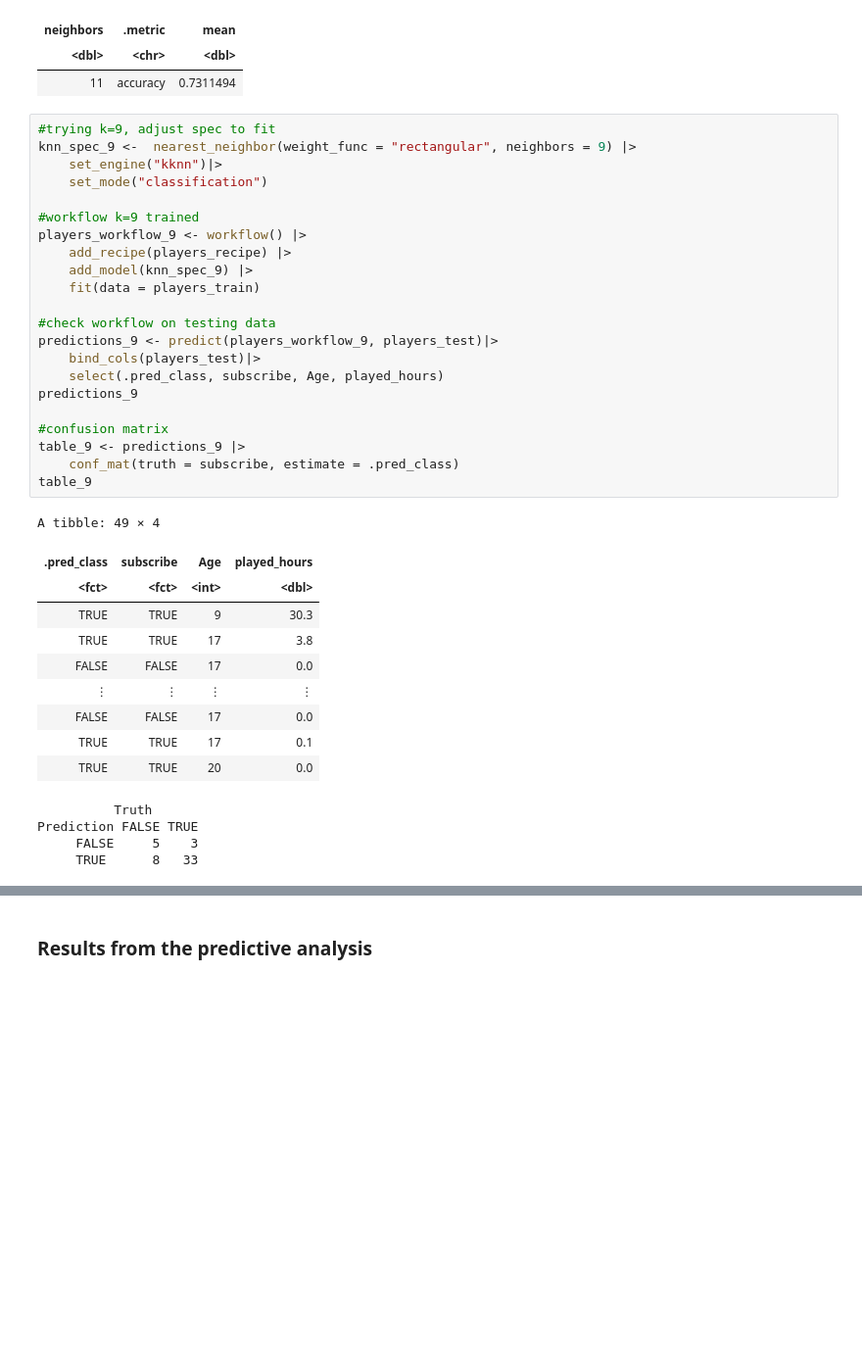
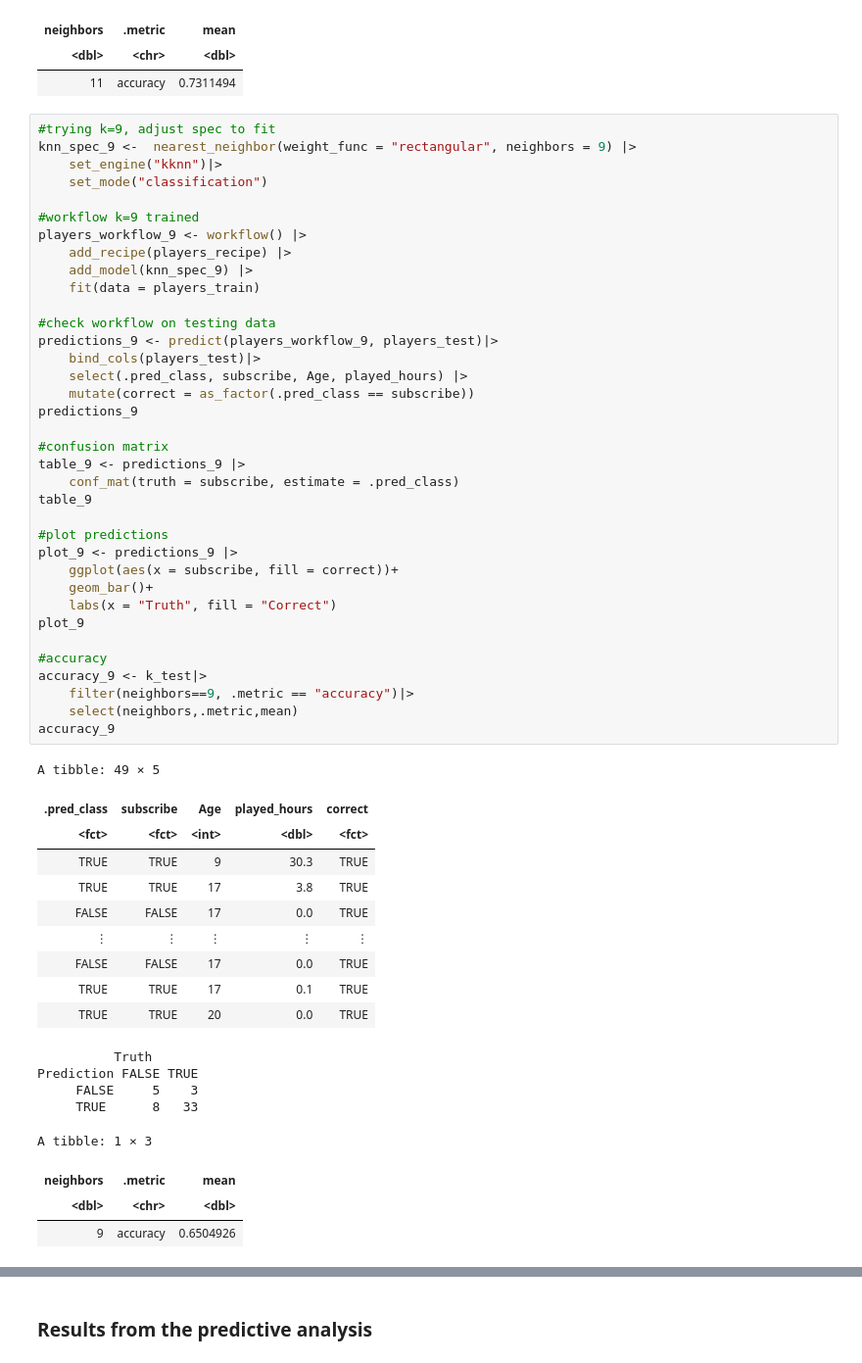
Before and after one commit to Loolin06/dsci-05-27, a Jupyter notebook: ProjectReport.ipynb, the cells around one changed output, grey strips where cells are left out. Shown at 98% size. Cells and saved outputs as stored; diff of their text form; blank space fills up the shorter version.

```diff
--- a/ProjectReport.ipynb
+++ b/ProjectReport.ipynb
@@ -342,37 +342,55 @@ A tibble: 1 × 3
 # %%
 #trying k=9, adjust spec to fit
 knn_spec_9 <-  nearest_neighbor(weight_func = "rectangular", neighbors = 9) |>
     set_engine("kknn")|>
     set_mode("classification")
 
 #workflow k=9 trained
 players_workflow_9 <- workflow() |>
     add_recipe(players_recipe) |>
     add_model(knn_spec_9) |>
     fit(data = players_train)
 
 #check workflow on testing data
 predictions_9 <- predict(players_workflow_9, players_test)|>
     bind_cols(players_test)|>
-    select(.pred_class, subscribe, Age, played_hours)
+    select(.pred_class, subscribe, Age, played_hours) |>
+    mutate(correct = as_factor(.pred_class == subscribe))
 predictions_9
 
 #confusion matrix
 table_9 <- predictions_9 |>
     conf_mat(truth = subscribe, estimate = .pred_class)
 table_9
+
+#plot predictions
+plot_9 <- predictions_9 |>
+    ggplot(aes(x = subscribe, fill = correct))+
+    geom_bar()+
+    labs(x = "Truth", fill = "Correct")
+plot_9
+
+#accuracy
+accuracy_9 <- k_test|>
+    filter(neighbors==9, .metric == "accuracy")|>
+    select(neighbors,.metric,mean)
+accuracy_9
 # %% [output]
-A tibble: 49 × 4
+A tibble: 49 × 5
-| .pred_class | subscribe | Age | played_hours |
-| <fct> | <fct> | <int> | <dbl> |
-| TRUE | TRUE | 9 | 30.3 |
-| TRUE | TRUE | 17 | 3.8 |
-| FALSE | FALSE | 17 | 0.0 |
-| ⋮ | ⋮ | ⋮ | ⋮ |
-| FALSE | FALSE | 17 | 0.0 |
-| TRUE | TRUE | 17 | 0.1 |
-| TRUE | TRUE | 20 | 0.0 |
+| .pred_class | subscribe | Age | played_hours | correct |
+| <fct> | <fct> | <int> | <dbl> | <fct> |
+| TRUE | TRUE | 9 | 30.3 | TRUE |
+| TRUE | TRUE | 17 | 3.8 | TRUE |
+| FALSE | FALSE | 17 | 0.0 | TRUE |
+| ⋮ | ⋮ | ⋮ | ⋮ | ⋮ |
+| FALSE | FALSE | 17 | 0.0 | TRUE |
+| TRUE | TRUE | 17 | 0.1 | TRUE |
+| TRUE | TRUE | 20 | 0.0 | TRUE |
           Truth
 Prediction FALSE TRUE
      FALSE     5    3
      TRUE      8   33
+A tibble: 1 × 3
+| neighbors | .metric | mean |
+| <dbl> | <chr> | <dbl> |
+| 9 | accuracy | 0.6504926 |
```
Also changed, not shown: parts of 1 cell of this notebook.
